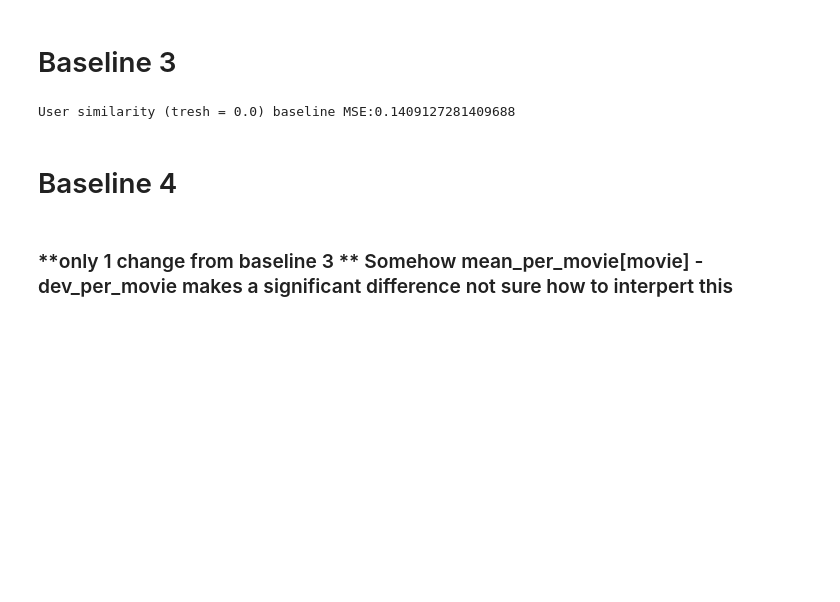
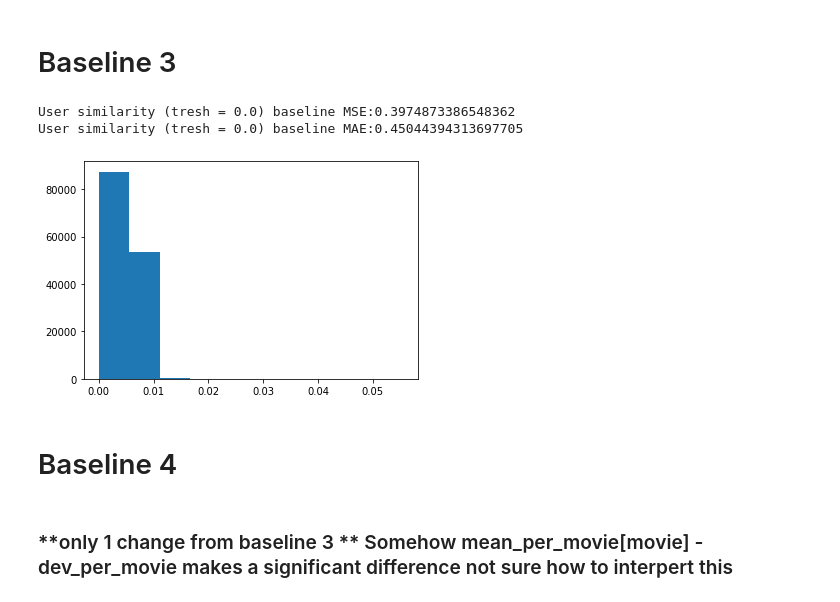
Before and after one commit to KaiMJ/netflix-recommendation, a Jupyter notebook: new_data_eda_and_baselines.ipynb, the cells around one changed output. Cells and saved outputs as stored; diff of their text form; code cells hidden in the pictures; blank space fills up the shorter version.

```diff
--- a/new_data_eda_and_baselines.ipynb
+++ b/new_data_eda_and_baselines.ipynb
@@ -371,6 +399,8 @@ def Jaccard(s1, s2):
         return 0
     return numer / denom
 
+max_sims = []
+
 def predict_rating(row,thresh):
     ratings = []
     sims = []
@@ -386,16 +416,20 @@ def predict_rating(row,thresh):
             max_sim = sim
 
         sims.append(sim)
+    max_sims.append(max_sim)
     if (max_sim > 0):
         weightedRatings = [(x*y) for x,y in zip(ratings,sims)]
         return mean_per_movie[movie]  + sum(weightedRatings) / sum(sims)
     else:
-        return baseline_2(row)#global_mean
+        return baseline_2(row) #global_mean
 
 #for tresh in np.arange(0, 2, .005):
 tresh = 0.000
-y_pred3 = [predict_rating(row,tresh) for ind, row in X_test.iterrows()]
-mse3 = mse(y_test, y_pred3)
+y_pred3 = [predict_rating(row,tresh) for ind, row in tqdm(X_valid.iterrows(), total=X_valid.shape[0], position=0)]
+mse3 = mse(y_valid, y_pred3)
+mae3 = mae(y_valid, y_pred3)
 print(f"User similarity (tresh = {tresh}) baseline MSE:" + str(mse3))
+print(f"User similarity (tresh = {tresh}) baseline MAE:" + str(mae3))
 # %% [output]
-User similarity (tresh = 0.0) baseline MSE:0.1409127281409688
+User similarity (tresh = 0.0) baseline MSE:0.3974873386548362
+User similarity (tresh = 0.0) baseline MAE:0.45044394313697705
@@ -402,3 +440,11 @@ User similarity (tresh = 0.0) baseline MSE:0.1409127281409688
+# %%
+# we tried setting multiple thresholds but 0 performs best.
+# * best threshold exactly at 0 (0.002, 0.0002 perform worse) because the dataset is sparse.
+# if there are some user similarities, it is produces significant results.
+plt.hist(max_sims)
+plt.show()
+# %% [output]
+[figure, added]
 # %% [markdown]
 # Baseline 4
 # %% [markdown]
```
Also changed, not shown: parts of 38 cells of this notebook, 3 other files.
